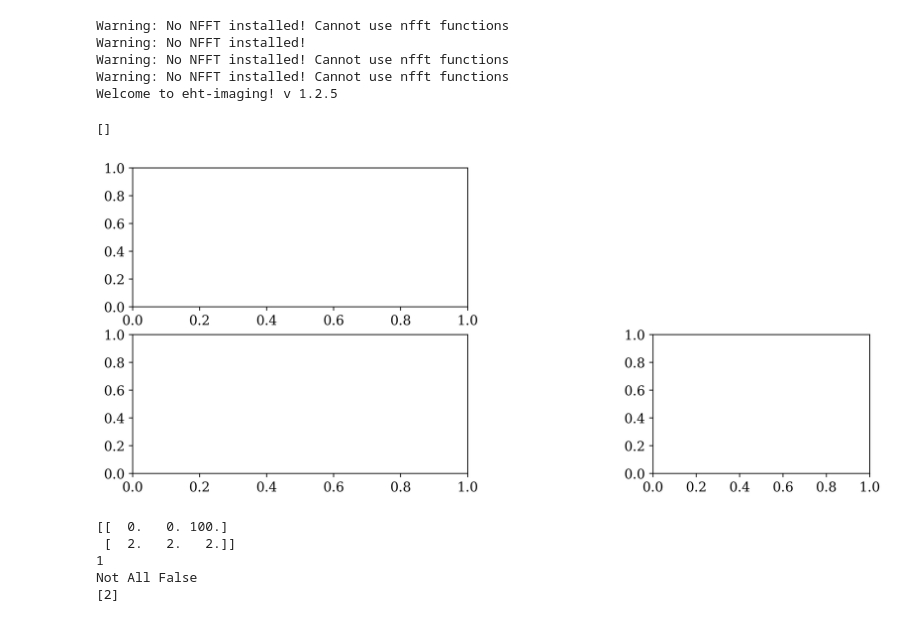
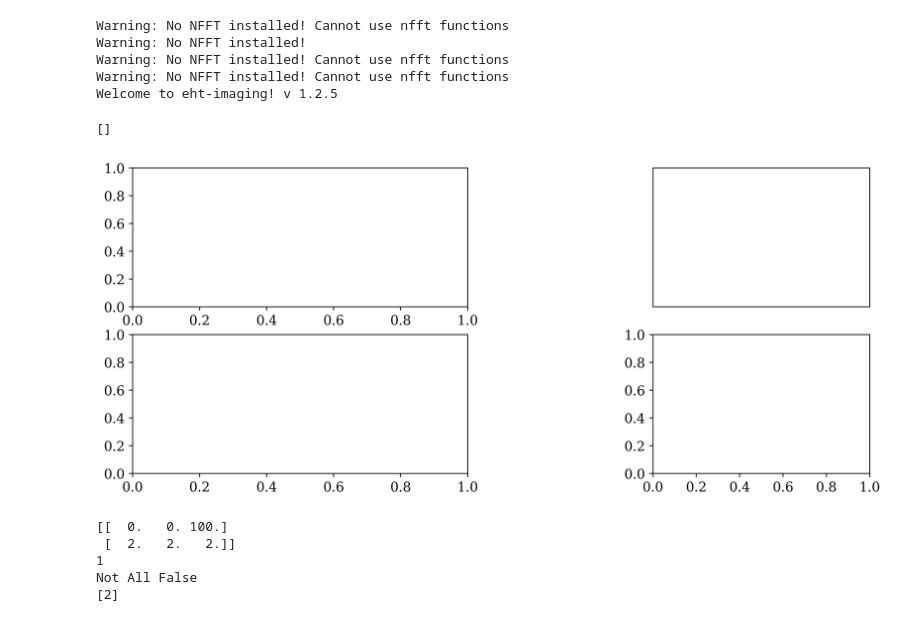
Before and after one commit to TejahniDesire/aart_tdwork, a Jupyter notebook: jpgrounds2.ipynb, the cells around one changed output. Drawn from its saved outputs; the diff is of its cells as text; code cells hidden in the pictures.

```diff
--- a/jpgrounds2.ipynb
+++ b/jpgrounds2.ipynb
@@ -28,18 +28,18 @@ Welcome to eht-imaging! v 1.2.5
 # %%
 fig, dum = plt.subplots(2, 2, figsize=[12,5], dpi=400)
 ax0 = plt.subplot(2, 2, 1)
 ax1 = plt.subplot(2, 3, 3)
 ax2 = plt.subplot(2, 2, 3)
 ax3 = plt.subplot(2, 3, 6)
-ax1.spines['top'].set_visible(False)
-ax1.spines['right'].set_visible(False)
-ax1.spines['bottom'].set_visible(False)
-ax1.spines['left'].set_visible(False)
+# ax1.spines['top'].set_visible(False)
+# ax1.spines['right'].set_visible(False)
+# ax1.spines['bottom'].set_visible(False)
+# ax1.spines['left'].set_visible(False)
 ax1.get_xaxis().set_ticks([])
 ax1.get_yaxis().set_ticks([])
 # %% [output]
 []
-[figure, old version]
+[figure, new version]
 # %%
 t = np.zeros(3)
 t[2] = 100
```
Also changed, not shown: 3 other files.
